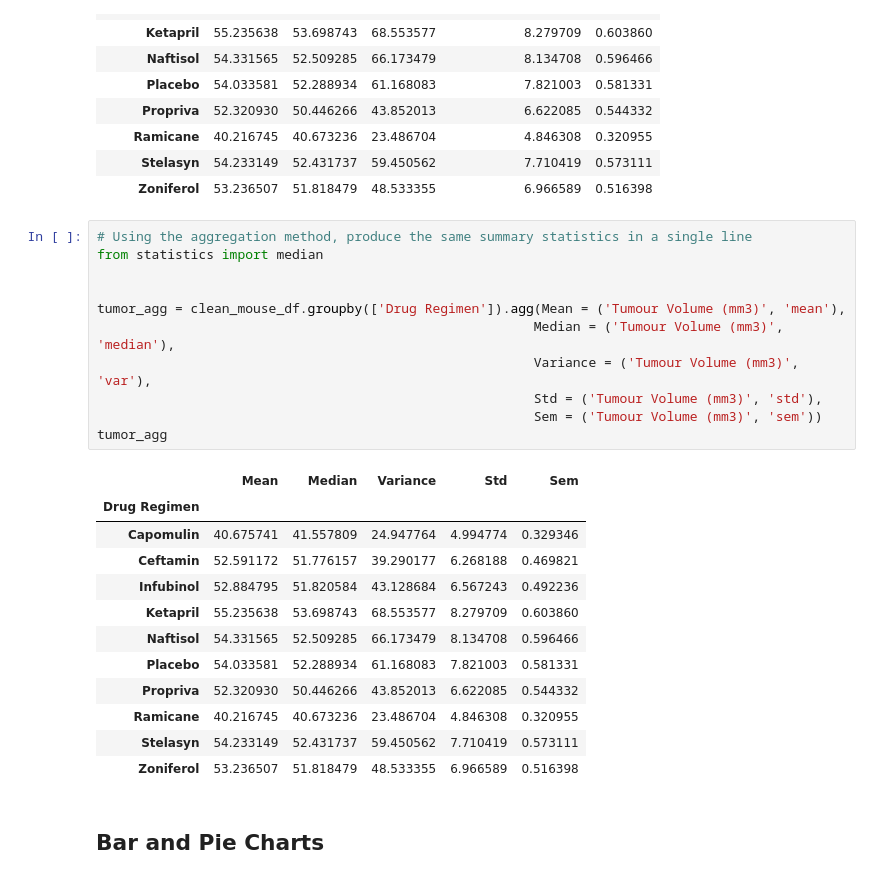
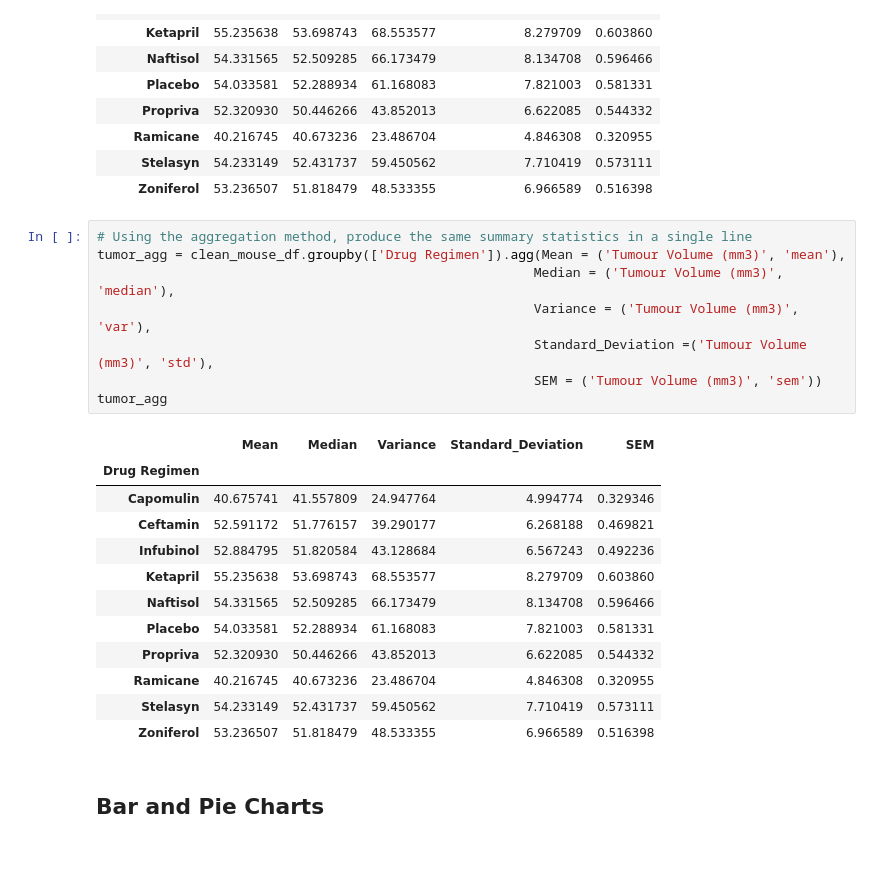
Before and after one commit to PJRyn/Preparing-Data-and-Visualising-with-Matplotlib, a Jupyter notebook: Pymaceuticals/pymaceuticals_starter.ipynb, the cells around one changed output. Cells and saved outputs as stored; diff of their text form.

```diff
--- a/Pymaceuticals/pymaceuticals_starter.ipynb
+++ b/Pymaceuticals/pymaceuticals_starter.ipynb
@@ -97,17 +97,14 @@ tumor_df
 | Zoniferol | 53.236507 | 51.818479 | 48.533355 | 6.966589 | 0.516398 |
 # %%
 # Using the aggregation method, produce the same summary statistics in a single line
-from statistics import median
-
-
 tumor_agg = clean_mouse_df.groupby(['Drug Regimen']).agg(Mean = ('Tumour Volume (mm3)', 'mean'),
                                                         Median = ('Tumour Volume (mm3)', 'median'),
                                                         Variance = ('Tumour Volume (mm3)', 'var'),
-                                                        Std = ('Tumour Volume (mm3)', 'std'),
-                                                        Sem = ('Tumour Volume (mm3)', 'sem'))
+                                                        Standard_Deviation =('Tumour Volume (mm3)', 'std'),
+                                                        SEM = ('Tumour Volume (mm3)', 'sem'))
 tumor_agg
 # %% [output]
-|  | Mean | Median | Variance | Std | Sem |
+|  | Mean | Median | Variance | Standard_Deviation | SEM |
 | Drug Regimen |  |  |  |  |  |
 | Capomulin | 40.675741 | 41.557809 | 24.947764 | 4.994774 | 0.329346 |
 | Ceftamin | 52.591172 | 51.776157 | 39.290177 | 6.268188 | 0.469821 |
```
Also changed, not shown: parts of 19 cells of this notebook, 1 other file.
